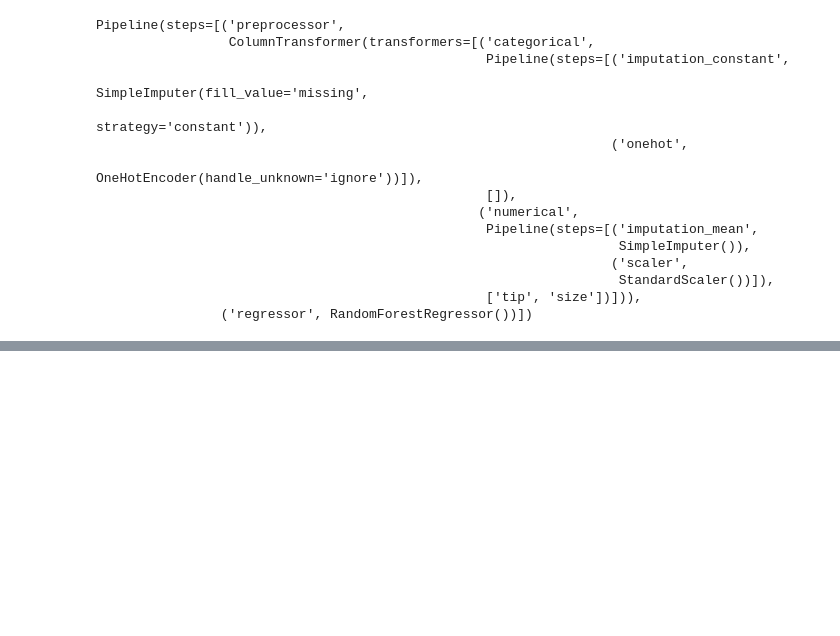
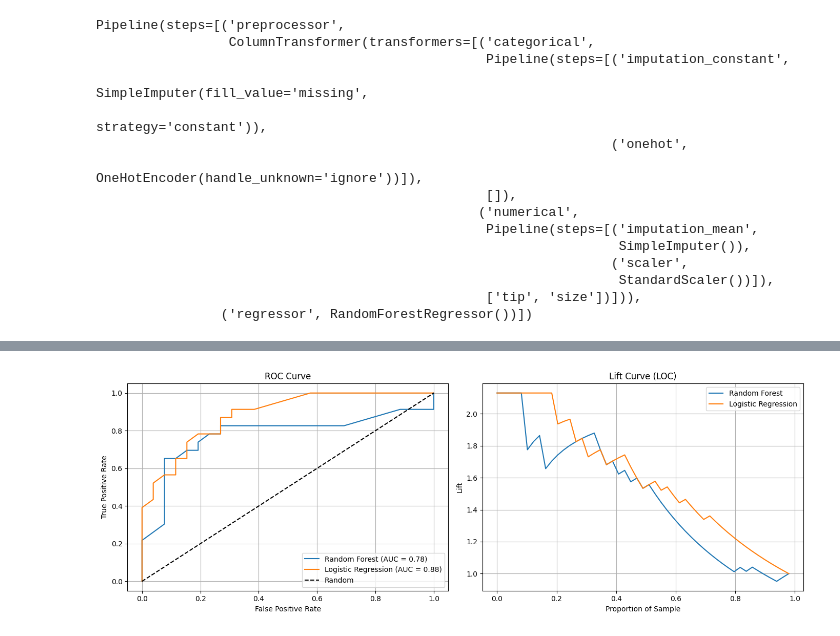
Before and after one commit to barkathunisa17/AI-ML, a Jupyter notebook: Hyperparameter22.ipynb, the cells around one changed output, grey strips where cells are left out. Saved outputs shown, nothing was run; the diff lists cells and outputs as text; code cells hidden in the pictures; blank space fills up the shorter version.

```diff
--- a/Hyperparameter22.ipynb
+++ b/Hyperparameter22.ipynb
@@ -182,0 +286,3 @@ Pipeline(steps=[('preprocessor',
+# %%
+best_model = max(results.items(), key=lambda x: x[1]['test_accuracy'])
+print(f"\nBest Model: {best_model[0]} with Test Accuracy:{best_model[1]['test_accuracy']:.4f}")
@@ -182,0 +327,16 @@ Pipeline(steps=[('preprocessor',
+# %%
+for name, model, params in randomcv_models:
+    print(f"\nTuning: {name}")
+    random = RandomizedSearchCV(
+        estimator=model,
+        param_distributions=params,
+        n_iter=10,
+        cv=3,
+        n_jobs=-1,
+        verbose=1,
+        random_state=42
+    )
+    random.fit(X_train, y_train)
+    model_param[name] = random.best_params_
+    print(f"Best Params for {name}:")
+    print(random.best_params_)
@@ -182,0 +353,68 @@ Pipeline(steps=[('preprocessor',
+# %%
+from sklearn.metrics import roc_auc_score, roc_curve
+import matplotlib.pyplot as plt
+import numpy as np
+import pandas as pd
+
+# Function to plot Lift Curve (LOC)
+def plot_lift_curve(y_true, y_proba, model_name):
+    df = pd.DataFrame({'y_true': y_true, 'y_score': y_proba})
+    df = df.sort_values('y_score', ascending=False).reset_index(drop=True)
+    df['cum_response'] = df['y_true'].cumsum()
+    df['lift'] = df['cum_response'] / (np.arange(1, len(df) + 1))
+
+    baseline = df['y_true'].sum() / len(df)
+    lift = df['lift'] / baseline
+
+    plt.plot(np.arange(len(df)) / len(df), lift, label=model_name)
+    plt.xlabel('Proportion of Sample')
+    plt.ylabel('Lift')
+    plt.title('Lift Curve (LOC)')
+    plt.grid(True)
+
+# Function to plot ROC and LOC curves
+def evaluate_models_roc_loc(models, model_param, X_train, y_train, X_test, y_test):
+    plt.figure(figsize=(14, 5))
+
+    # ROC Plot
+    plt.subplot(1, 2, 1)
+    for name, model, _ in models:
+        if name not in model_param:
+            print(f"⚠ skipping '{name}': Not found in model_param")
+            continue
+
+        best_model = model.set_params(**model_param[name])
+        best_model.fit(X_train, y_train)
+        y_proba = best_model.predict_proba(X_test)[:, 1]
+
+        fpr, tpr, _ = roc_curve(y_test, y_proba)
+        auc = roc_auc_score(y_test, y_proba)
+
+        plt.plot(fpr, tpr, label=f'{name} (AUC = {auc:.2f})')
+        print(f'AUC Score for {name}: {auc:.3f}')
+
+    plt.plot([0, 1], [0, 1], 'k--', label='Random')
+    plt.title('ROC Curve')
+    plt.xlabel('False Positive Rate')
+    plt.ylabel('True Positive Rate')
+    plt.legend()
+    plt.grid(True)
+
+    # Lift Curve
+    plt.subplot(1, 2, 2)
+    for name, model, _ in models:
+        if name not in model_param:
+            continue
+
+        best_model = model.set_params(**model_param[name])
+        best_model.fit(X_train, y_train)
+        y_proba = best_model.predict_proba(X_test)[:, 1]
+        plot_lift_curve(y_test, y_proba, model_name=name)
+
+    plt.legend()
+    plt.tight_layout()
+    plt.show()
+
+# Call the function with your models
+evaluate_models_roc_loc(randomcv_models, model_param, X_train, y_train, X_test, y_test)
+# %% [output]
@@ -182,0 +423 @@ Pipeline(steps=[('preprocessor',
+[figure, added]
```
Also changed, not shown: parts of 21 cells of this notebook, 14 other files.
